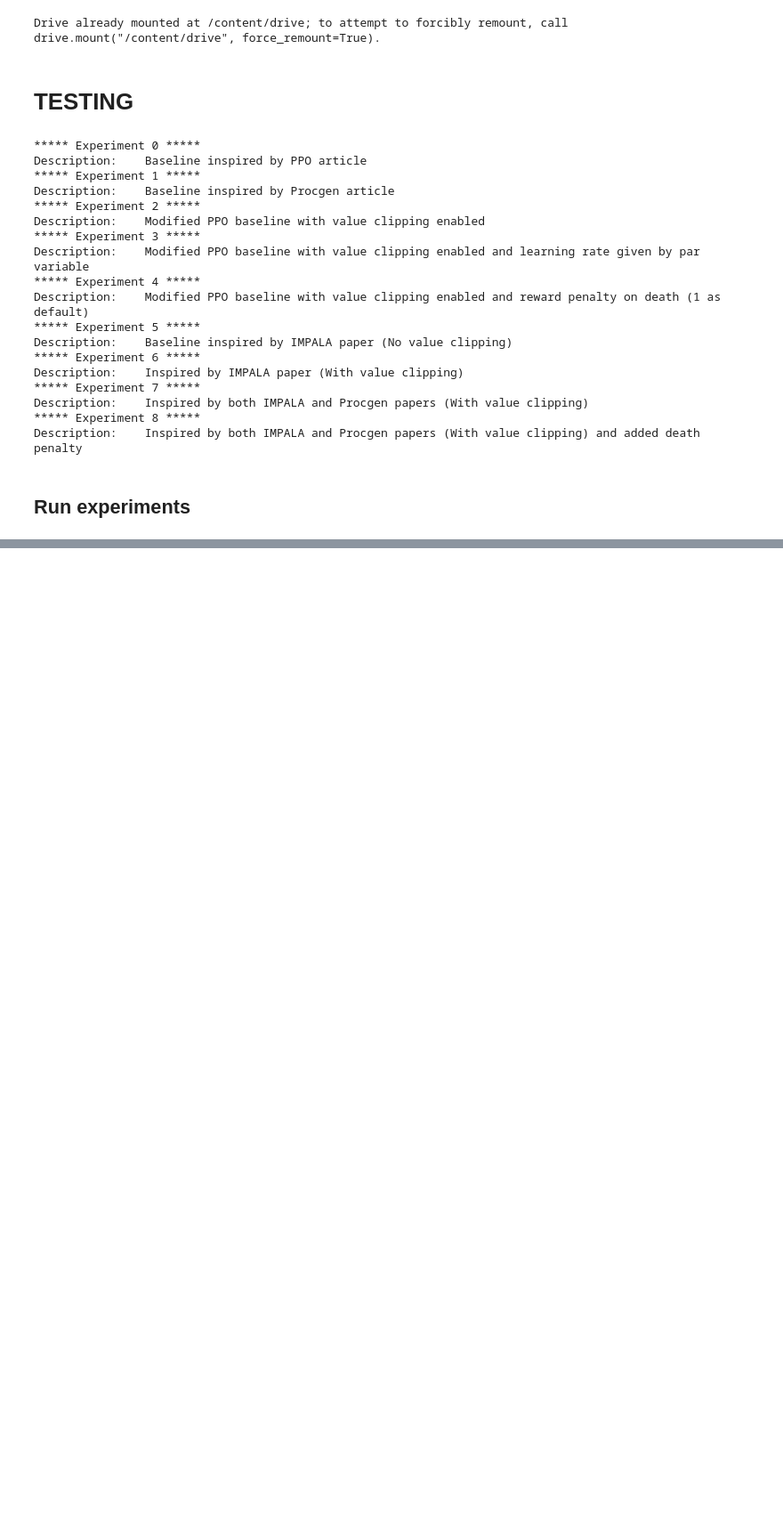
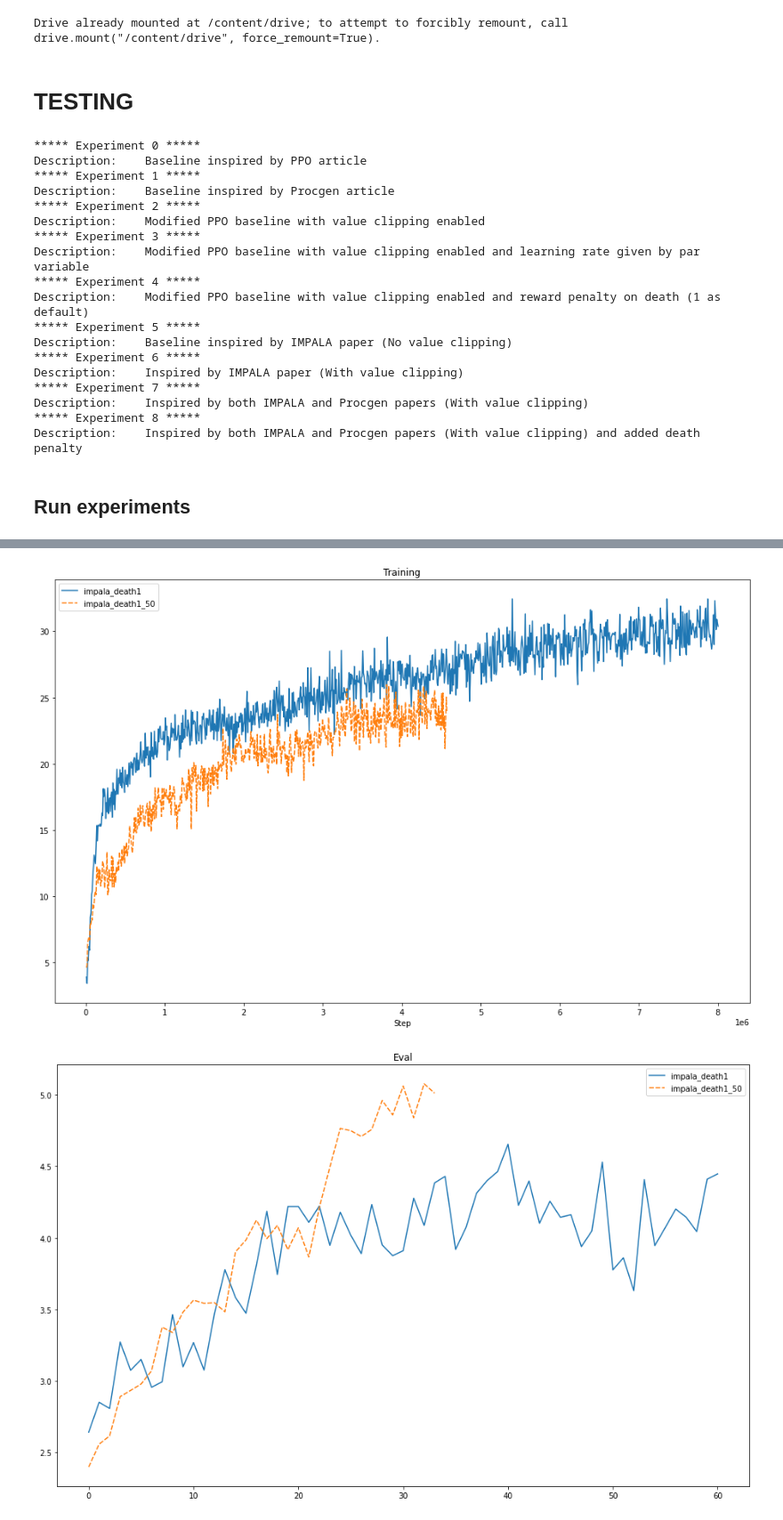
Before and after one commit to SebastianLarssonDTU/02456-Reinforcement-Learning-Project, a Jupyter notebook: Graphs.ipynb, the cells around one changed output, grey strips where cells are left out. Shown at 89% size. Saved outputs shown, nothing was run; the diff lists cells and outputs as text; code cells hidden in the pictures; blank space fills up the shorter version.

```diff
--- a/Graphs.ipynb
+++ b/Graphs.ipynb
@@ -200,0 +251,7 @@ df= plot_eval_graphs(chosen_files, legend=legend)
+# %%
+chosen_files = [impala_death1, impala_death1_50]
+plot_training_graphs(chosen_files, legend = legend)
+plot_eval_graphs(chosen_files, legend = legend)
+# %% [output]
+[figure, added]
+[figure, added]
```
Also changed, not shown: parts of 10 cells of this notebook.
